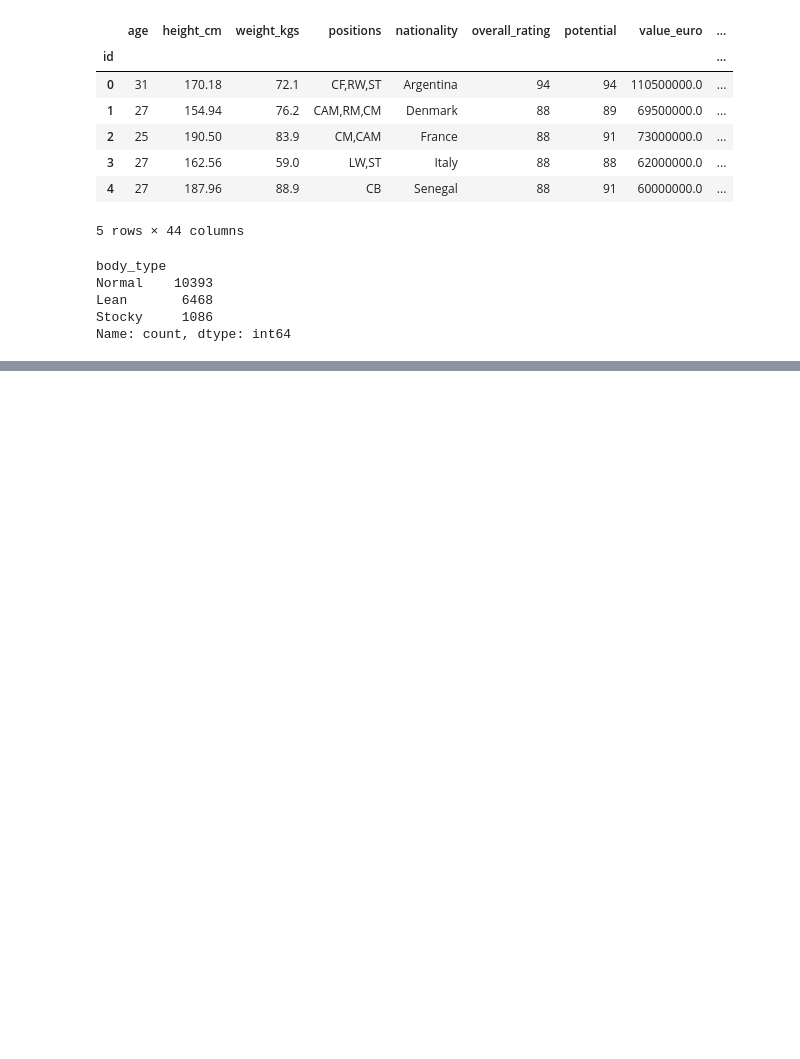
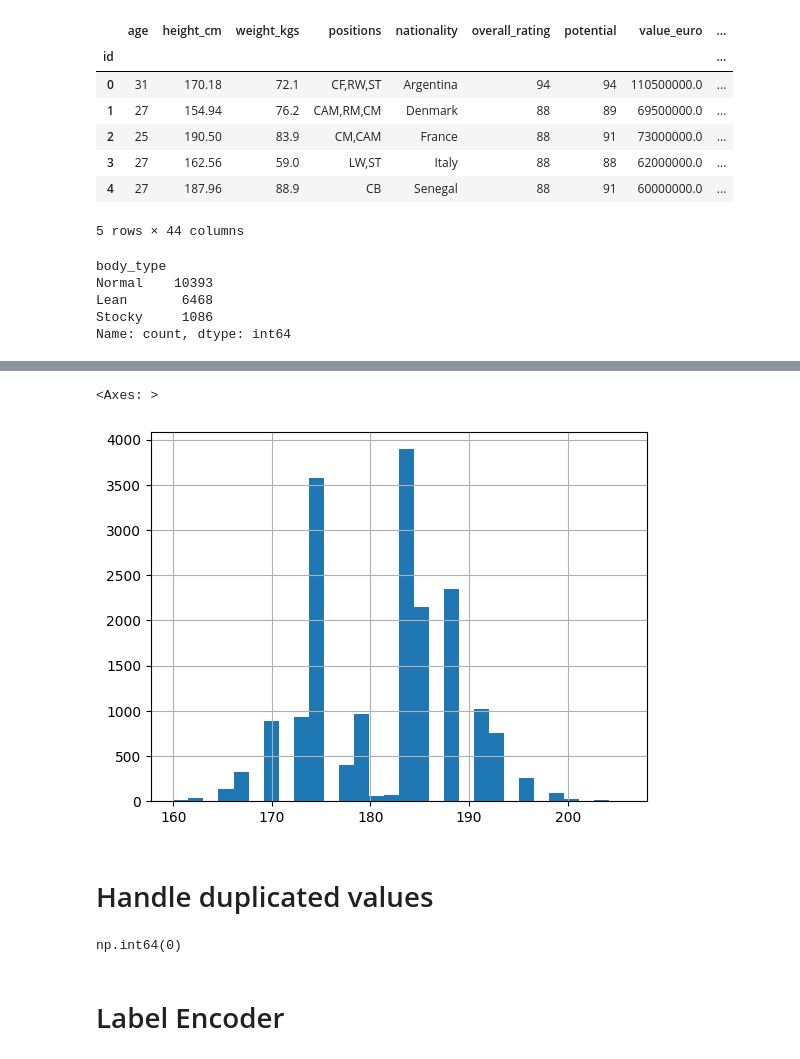
Before and after one commit to nttrung612/Football_Players_Rating_Prediction, a Jupyter notebook: preprocessing.ipynb, the cells around one changed output, grey strips where cells are left out. Saved outputs shown, nothing was run; the diff lists cells and outputs as text; code cells hidden in the pictures; blank space fills up the shorter version.

```diff
--- a/preprocessing.ipynb
+++ b/preprocessing.ipynb
@@ -294,0 +415,16 @@ Name: count, Length: 160, dtype: int64
+# %%
+df.drop(columns=['height_cm'], inplace=True)
+df.rename(columns={'height_cm_adjusted': 'height_cm'}, inplace=True)
+# %%
+df['height_cm'].hist(bins=30)
+# %% [output]
+<Axes: >
+[figure, added]
+# %% [markdown]
+# Handle duplicated values
+# %%
+df.duplicated().sum()
+# %% [output]
+np.int64(0)
+# %% [markdown]
+# Label Encoder
```
Also changed, not shown: parts of 25 cells of this notebook.
